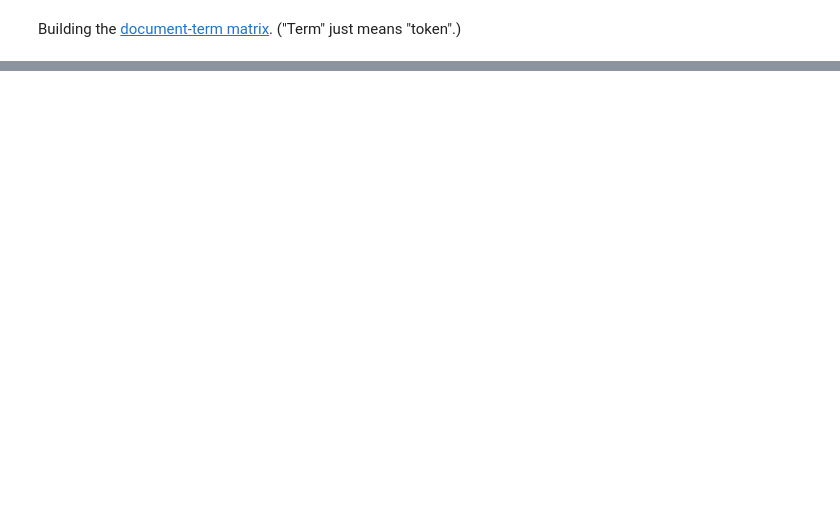
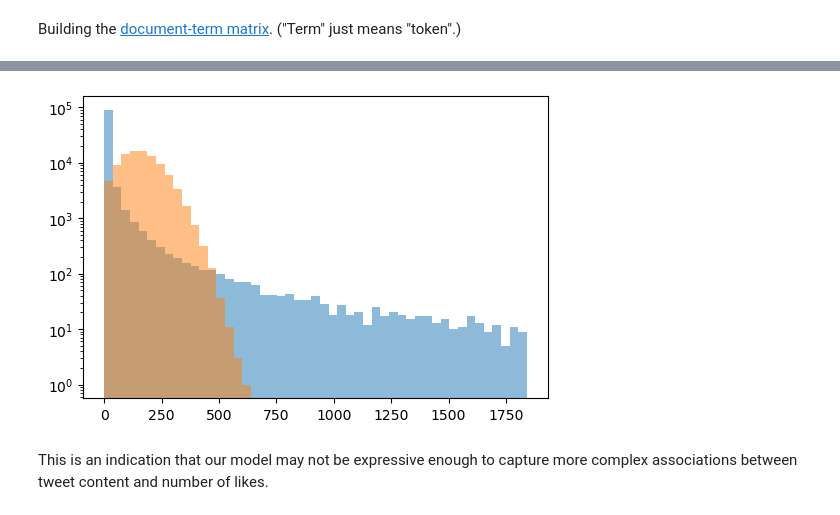
Before and after one commit to levon003/ml-visualized, a Jupyter notebook: _notebook/BoWLinRegTweets.ipynb, the cells around one changed output, grey strips where cells are left out. Cells and saved outputs as stored; diff of their text form; code cells hidden in the pictures; blank space fills up the shorter version.

```diff
--- a/_notebook/BoWLinRegTweets.ipynb
+++ b/_notebook/BoWLinRegTweets.ipynb
@@ -347,0 +494,9 @@ w.shape
+# %%
+bins = np.linspace(0, np.quantile(y_test, 0.99))
+plt.hist(y_test, bins=bins, alpha=0.5, log=True)
+plt.hist(y_pred, bins=bins, alpha=0.5, log=True)
+plt.show()
+# %% [output]
+[figure, added]
+# %% [markdown]
+This is an indication that our model may not be expressive enough to capture more complex associations between tweet content and number of likes.
```
Also changed, not shown: parts of 45 cells of this notebook.
